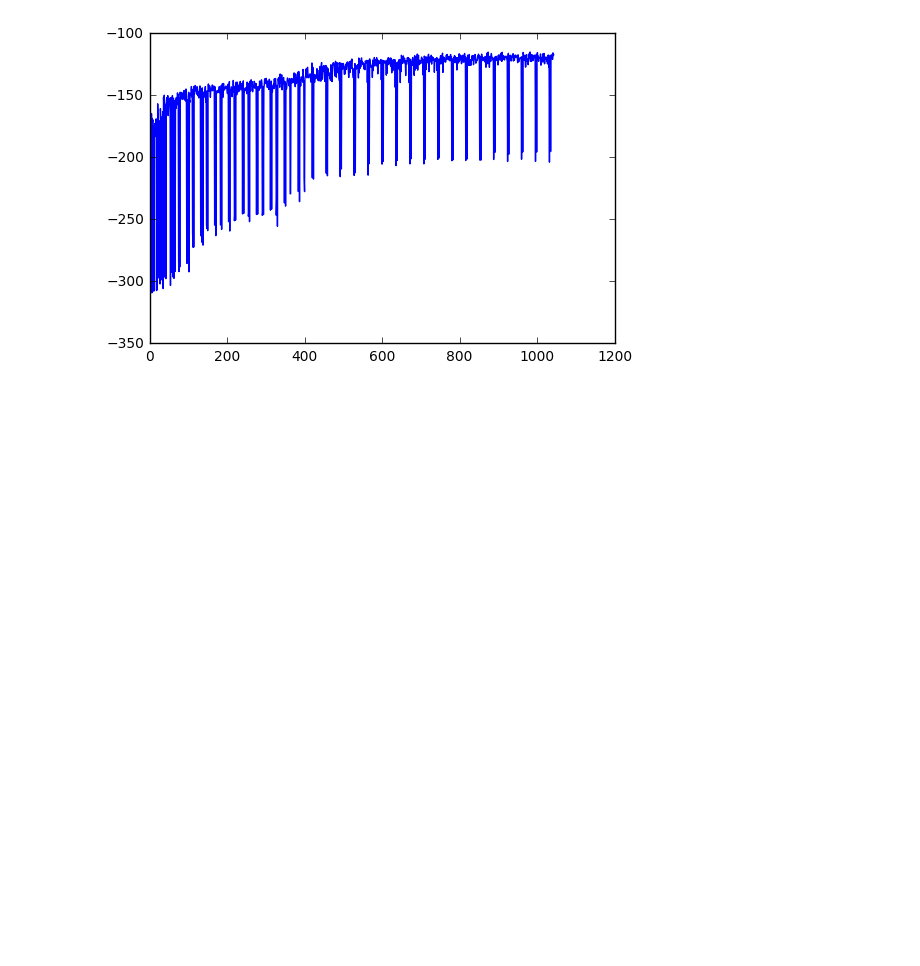
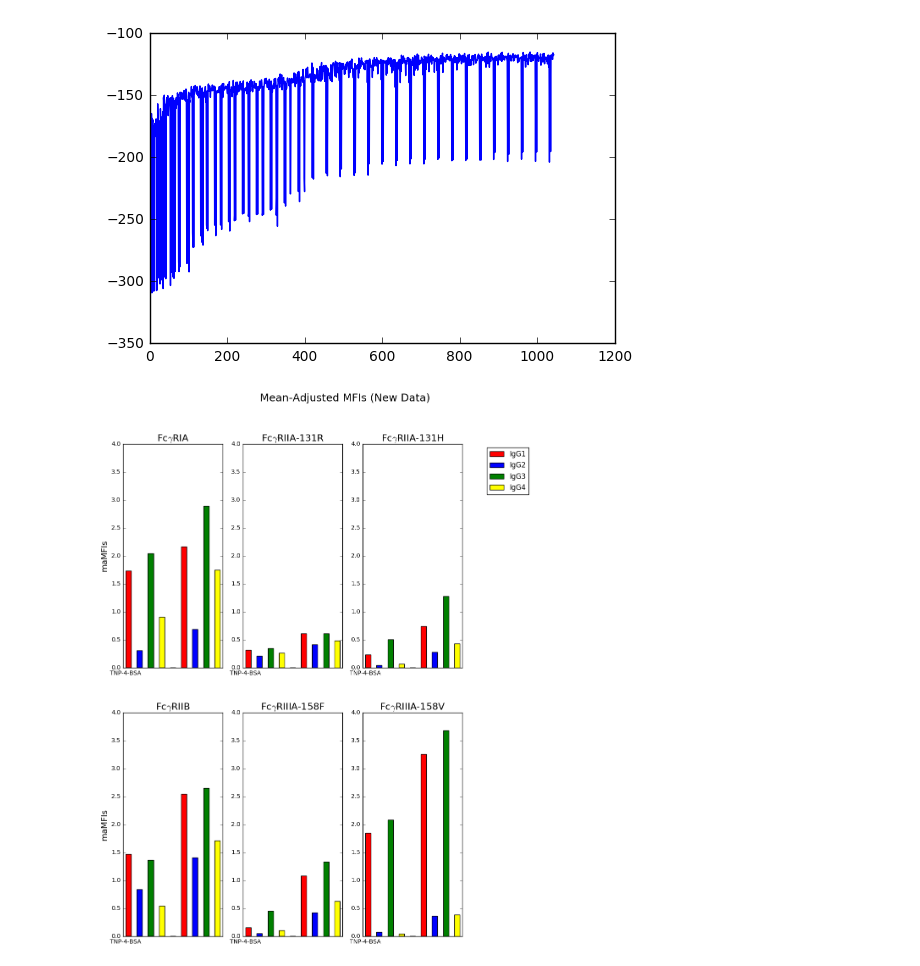
Before and after one commit to meyer-lab/FcgR-binding, a Jupyter notebook: Chain Analysis.ipynb, the cells around one changed output. Drawn from its saved outputs; the diff is of its cells as text; code cells hidden in the pictures; blank space fills up the shorter version.

Commit message:
Move mfiAdjmean plotter to StoneHelper file and call it from jupyter file.

```diff
--- a/Chain Analysis.ipynb
+++ b/Chain Analysis.ipynb
@@ -59,3 +54,7 @@ plt.plot(dset['LL'][1:3000])
 # %% [output]
 [<matplotlib.lines.Line2D at 0x...>]
 [figure]
+# %%
+StoneHelper.mfiAdjMeanFigureMaker(M)
+# %% [output]
+[figure, added]
```
Also changed, not shown: parts of 2 cells of this notebook, 2 other files.
